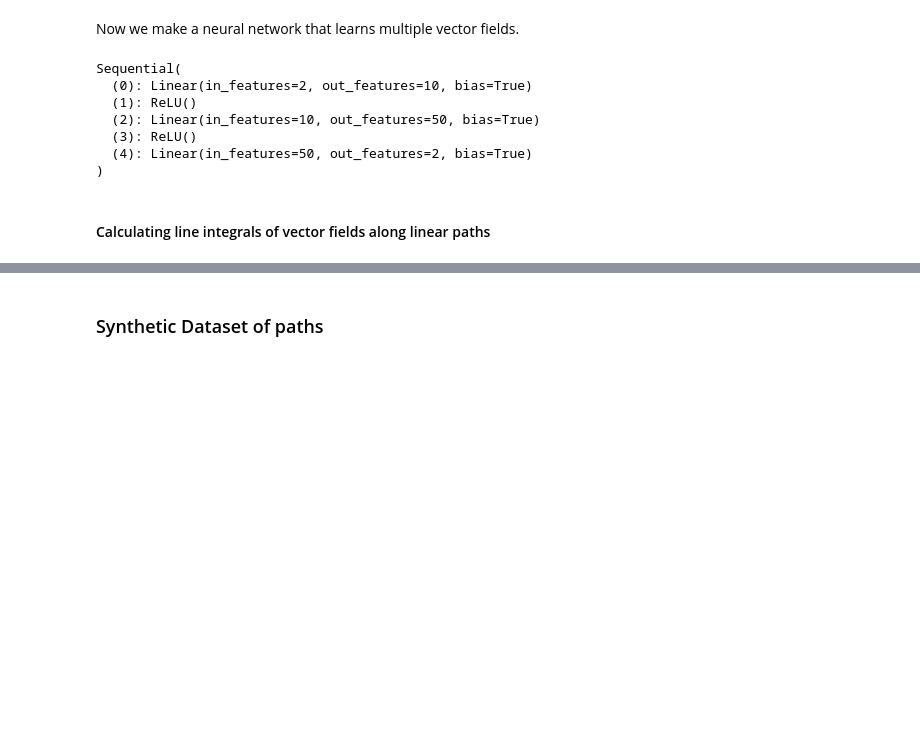
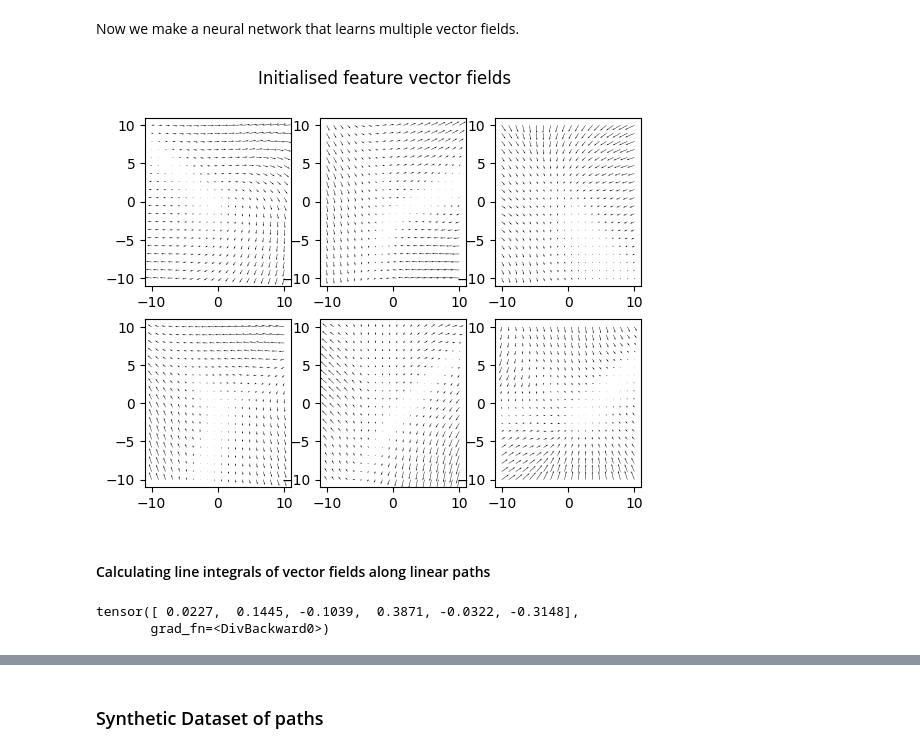
Before and after one commit to aidos-lab/neural-k-forms, a Jupyter notebook: DR-nn-vectorfield-example-R2.ipynb, the cells around one changed output, grey strips where cells are left out. Drawn from its saved outputs; the diff is of its cells as text; code cells hidden in the pictures; blank space fills up the shorter version.

```diff
--- a/DR-nn-vectorfield-example-R2.ipynb
+++ b/DR-nn-vectorfield-example-R2.ipynb
@@ -107,9 +107,9 @@ plt.show()
 # %%
 ## plot a vector field given a function f: R^2 -> R^2
-def plot_feature_vf(f, ax, i = 0, x_range=np.array([-5,5]), y_range=np.array([-5,5])):
+def plot_component_vf(f, ax, comp = 0, x_range=5, y_range=5):
 
-    x = np.linspace(-5,5,20)
-    y = np.linspace(-5,5,20)
+    x = np.linspace(-x_range,x_range,20)
+    y = np.linspace(-y_range,y_range,20)
     X,Y = np.meshgrid(x,y)
 
     X = torch.tensor(X).double()
@@ -122,8 +122,11 @@ def plot_feature_vf(f, ax, i = 0, x_range=np.array([-5,5]), y_range=np.array([-5
         for j in range(20):
             inp = np.array([X[i,j],Y[i,j]])
             inp = torch.tensor(inp).float()
-            U[i,j] = f.forward(inp)[0]
-            V[i,j] = f.forward(inp)[1]
+
+            tv = f.forward(inp).reshape(2,c)
+
+            U[i,j] = tv[:,comp][0]
+            V[i,j] = tv[:,comp][1]
     ax.quiver(X,Y,U,V)
 # %% [markdown]
 Now we make a neural network that learns multiple vector fields.
@@ -135,18 +138,26 @@ vf = nn.Sequential(
     nn.ReLU(),
     nn.Linear(10, 50),
     nn.ReLU(),
-    nn.Linear(50, 2 * c)
+    nn.Linear(50, 2*c)
 )
 
-vf
+#vf.forward(torch.tensor([1,2]).float()).reshape(2,c)
-# %% [output]
-Sequential(
-  (0): Linear(in_features=2, out_features=10, bias=True)
-  (1): ReLU()
-  (2): Linear(in_features=10, out_features=50, bias=True)
-  (3): ReLU()
-  (4): Linear(in_features=50, out_features=2, bias=True)
-)
+# %%
+fig, ax = plt.subplots()
+
+# make a figure with 6 subplots arranged in 2 rows and 3 columns
+for i in range(c):
+    ax = plt.subplot(2, 3, i+1)
+    plot_component_vf(vf, ax, comp = i, x_range=10, y_range=10)
+
+
+# add a title to the figure
+fig.suptitle('Initialised feature vector fields')
+
+
+plt.show()
+# %% [output]
+[figure, added]
 # %% [markdown]
 #### Calculating line integrals of vector fields along linear paths
 # %%
@@ -187,3 +198,8 @@ def trapz(y, l):
+# %%
+trapz(y,l)
+# %% [output]
+tensor([ 0.0227,  0.1445, -0.1039,  0.3871, -0.0322, -0.3148],
+       grad_fn=<DivBackward0>)
 # %%
 def vf_eval(vf,line):
     # evaluate the vector field vf along the line
```
Also changed, not shown: parts of 15 cells of this notebook.
